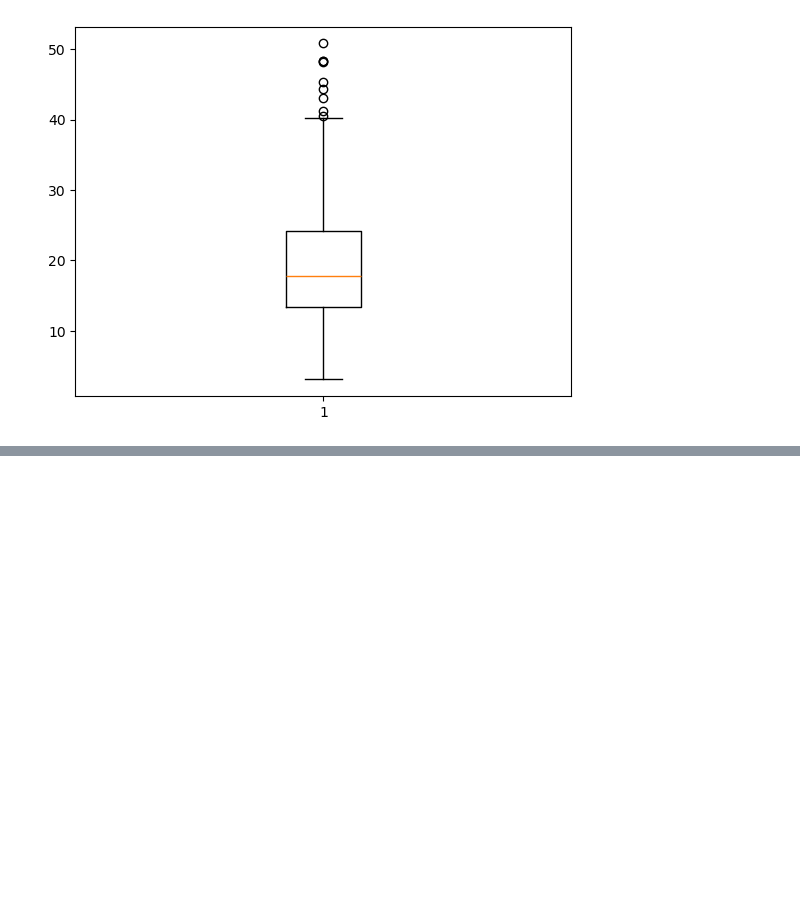
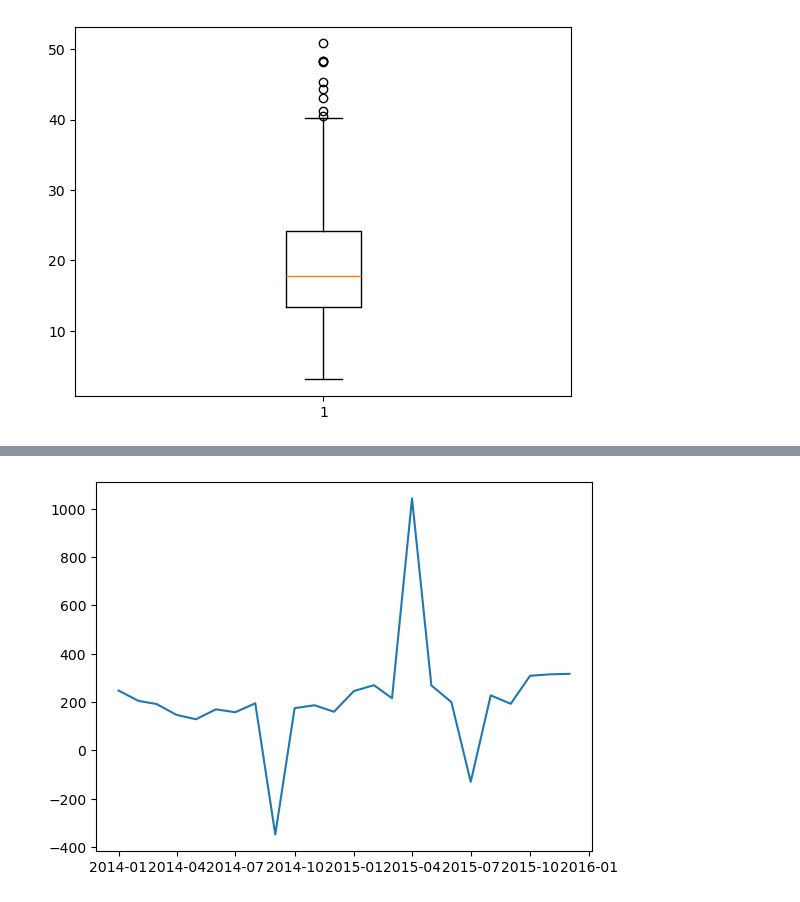
Before and after one commit to AlexArciszewski/Analiza-danych-i-wstep-do-ML, a Jupyter notebook: Matplotlib_Seaborn_training.ipynb, the cells around one changed output, grey strips where cells are left out. Cells and saved outputs as stored; diff of their text form; code cells hidden in the pictures; blank space fills up the shorter version.

```diff
--- a/Matplotlib_Seaborn_training.ipynb
+++ b/Matplotlib_Seaborn_training.ipynb
@@ -217,0 +224,2 @@ plt.show()
+# %%
+df =pd.read_excel('C:/Dane/2_ML_Projekty/003_programowanie_ML_zadanka_kurs_wprowadzenie/Moduł 3/Zbiory danych/firma.xlsx')
@@ -217,0 +255,2 @@ plt.show()
+# %%
+df['Data'] = pd.to_datetime(df['Data'])
@@ -217,0 +275,5 @@ plt.show()
+# %%
+plt.plot('Data', 'Wynik finansowy',data=df)
+plt.show()
+# %% [output]
+[figure, added]
```
Also changed, not shown: parts of 41 cells of this notebook.
